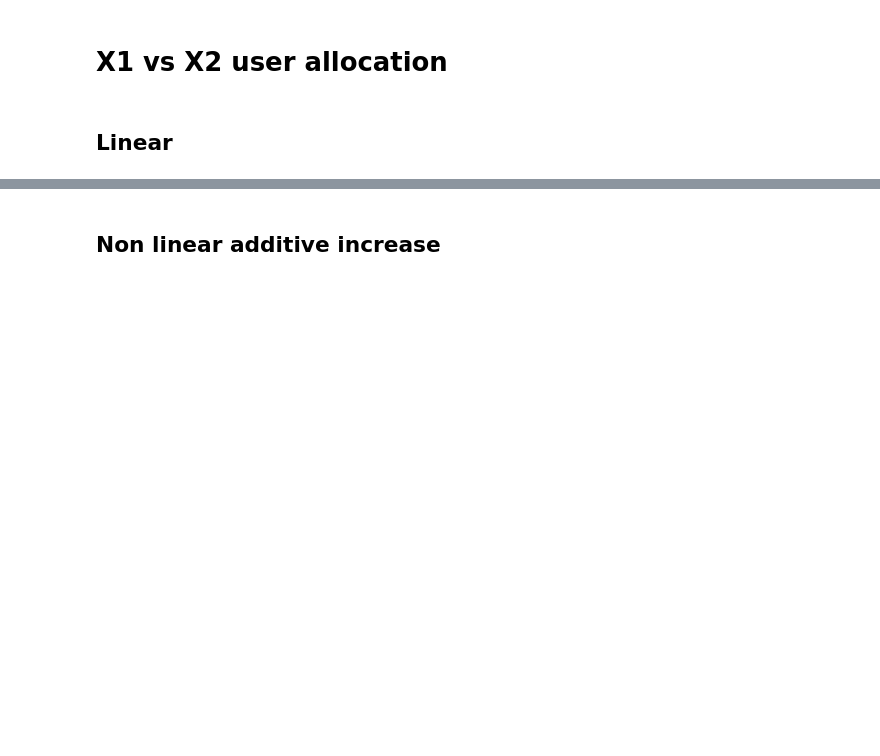
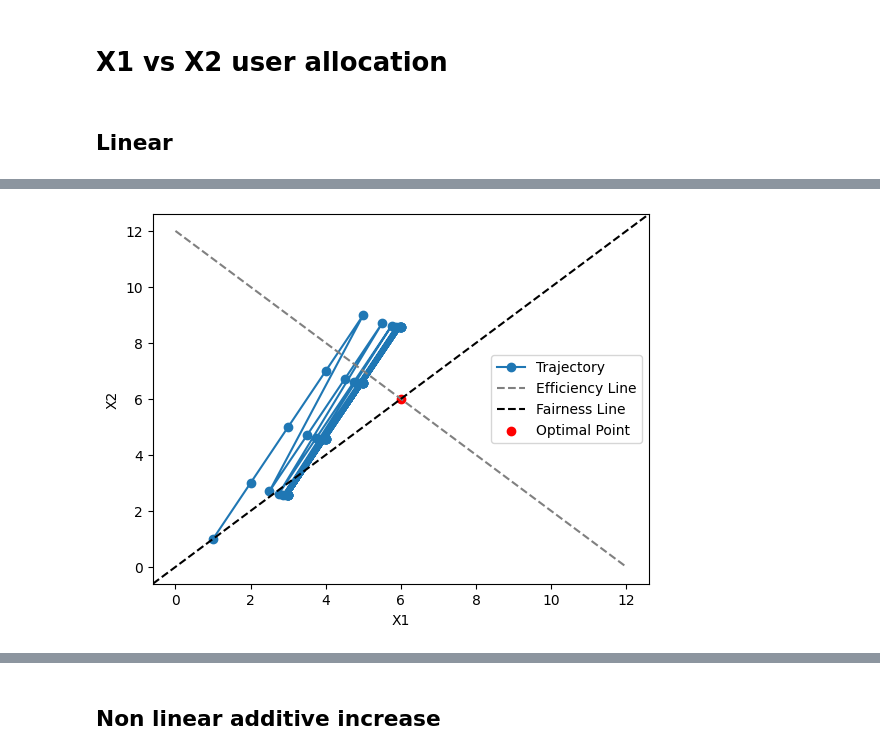
Before and after one commit to Eugene7997/CZ4052_individual_project, a Jupyter notebook: testing.ipynb, the cells around one changed output, grey strips where cells are left out. Saved outputs shown, nothing was run; the diff lists cells and outputs as text; code cells hidden in the pictures; blank space fills up the shorter version.

```diff
--- a/testing.ipynb
+++ b/testing.ipynb
@@ -138,59 +250,57 @@ RTT 100:         7
 # %%
 import numpy as np
 import matplotlib.pyplot as plt
 
-def tcp_congestion_control(X1_initial, X2_initial, X_goal, a1, b1, a2, b2, a1_func=None, a2_func=None, b1_func=None, b2_func=None, num_steps=20):
-    # Initialize arrays to store trajectory points
-    X1_values = [X1_initial]
-    X2_values = [X2_initial]
-    fairness_values = [0]
+num_steps = 50
+X_goal = 12
+exponent1 = 0.5
+exponent2 = 0.3
+alpha1 = 1
+alpha2 = 2
 
-    for _ in range(num_steps):
-        # Calculate fairness at the current point
-        fairness_value = ((X1_values[-1] + X2_values[-1])**2) / (2 * (X1_values[-1]**2 + X2_values[-1]**2))
-        fairness_values.append(fairness_value)
+# Initialize arrays to store trajectory points
+X1_values = [1]
+X2_values = [1]
+fairness_values = [0]
 
-        # Check whether the system is underloaded, overloaded, or efficient
-        if X1_values[-1] + X2_values[-1] < X_goal:
-            # Underloaded: Apply additive increase
-            if a1_func is not None:
-                X1_values.append(a1_func(X1_values[-1], a1))
-            else:
-                X1_values.append(X1_values[-1] + a1)
-            if a2_func is not None:
-                X2_values.append(a2_func(X2_values[-1], a2))
-            else:
-                X2_values.append(X2_values[-1] + a2)
-        elif X1_values[-1] + X2_values[-1] > X_goal:
-            # Overloaded: Apply multiplicative decrease
-            if b1_func is not None:
-                X1_values.append(b1_func(X1_values[-1],b1))
-            else:
-                X1_values.append(X1_values[-1] / b1)
-            if b2_func is not None:
-                X2_values.append(b2_func(X2_values[-1],b2))
-            else:
-                X2_values.append(X2_values[-1] / b2)
-        # else:
-        #     # Efficient: Stay at the optimal point
-        #     X1_values.append(X_goal / 2)
-        #     X2_values.append(X_goal / 2)
+for _ in range(num_steps):
+    # Calculate fairness at the current point
+    # fairness_value = ((X1_values[-1] + X2_values[-1])**2) / (2 * (X1_values[-1]**2 + X2_values[-1]**2))
+    # fairness_values.append(fairness_value)
 
-    # Plot the trajectory
-    plt.plot(X1_values, X2_values, marker='o', label='Trajectory')
-    plt.plot(np.arange(0, X_goal+1), X_goal - np.arange(0, X_goal+1), linestyle='--', color='gray', label='Efficiency Line')
-    plt.axline((0, 0), slope=1, linestyle='--', color='black', label='Fairness Line')
+    # Check whether the system is underloaded, overloaded, or efficient
+    x1 = X1_values[-1]
+    x2 = X2_values[-1]
 
+    if x1 + x2 <= X_goal:
+        # Underloaded: Apply additive increase
+        x1 = x1 + alpha1
+        x2 = x2 + alpha2
 
-    # Mark the optimal point
-    plt.scatter([X_goal / 2], [X_goal / 2], color='red', label='Optimal Point')
+    else:
+        # Overloaded: Apply multiplicative decrease
+        x1 = x1 * exponent1
+        x2 = x2 * exponent2
 
-    # Add labels and legend
-    plt.xlabel('X1')
-    plt.ylabel('X2')
-    plt.legend()
+    X1_values.append(x1)
+    X2_values.append(x2)
 
-    # Show the plot
-    plt.show()
+# Plot the trajectory
+plt.plot(X1_values, X2_values, marker='o', label='Trajectory')
+plt.plot(np.arange(0, X_goal+1), X_goal - np.arange(0, X_goal+1), linestyle='--', color='gray', label='Efficiency Line')
+plt.axline((0, 0), slope=1, linestyle='--', color='black', label='Fairness Line')
 
-    return X1_values, X2_values
+# Mark the optimal point
+plt.scatter([X_goal / 2], [X_goal / 2], color='red', label='Optimal Point')
+
+# Add labels and legend
+plt.xlabel('X1')
+plt.ylabel('X2')
+# plt.xlim([0,3])
+# plt.ylim([0,3])
+plt.legend()
+
+# Show the plot
+plt.show()
+# %% [output]
+[figure, added]
```
Also changed, not shown: parts of 22 cells of this notebook.
